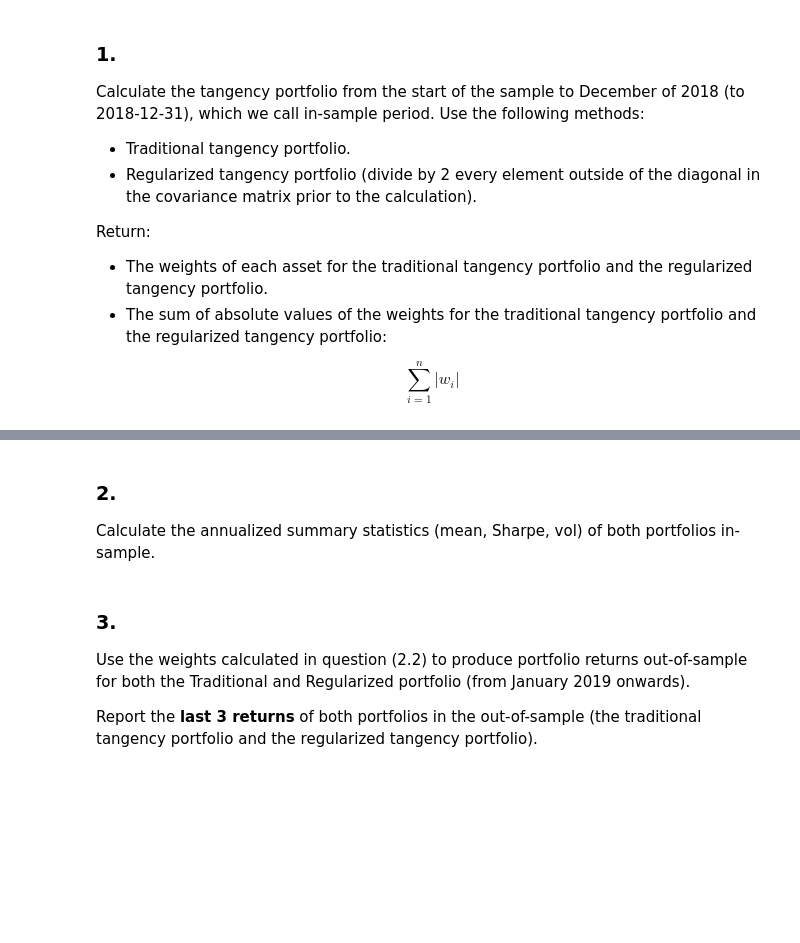
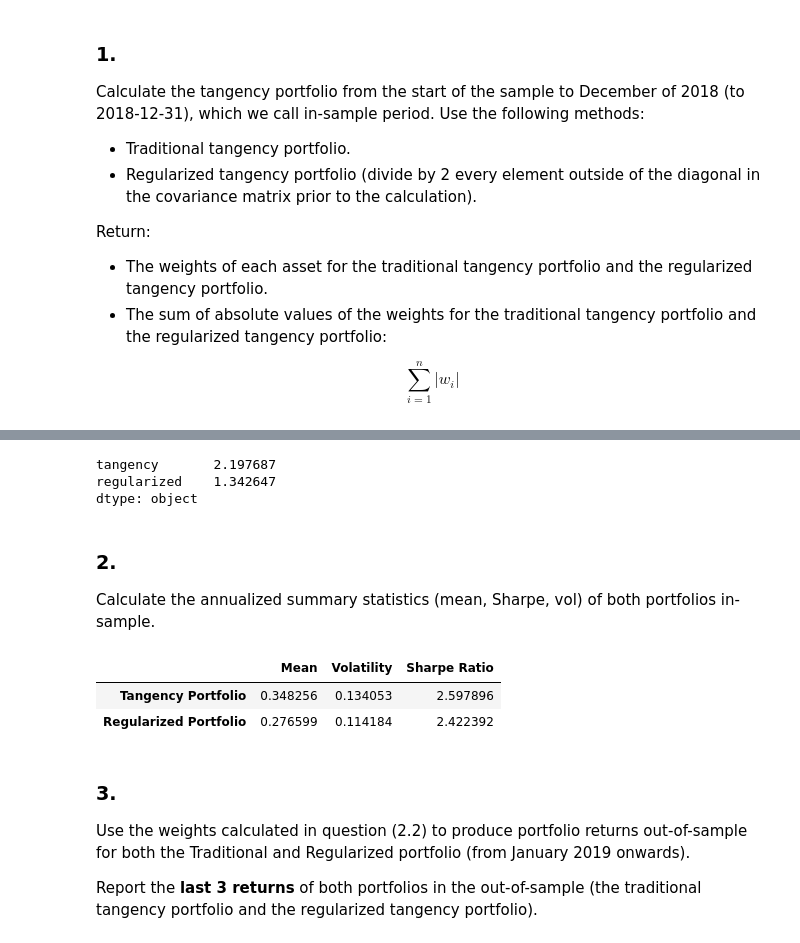
Before and after one commit to ekopen/finm-portfolio-2024, a Jupyter notebook: exams/Midterm 1.ipynb, the cells around one changed output, grey strips where cells are left out. Drawn from its saved outputs; the diff is of its cells as text; code cells hidden in the pictures; blank space fills up the shorter version.

```diff
--- a/exams/Midterm 1.ipynb
+++ b/exams/Midterm 1.ipynb
@@ -108,3 +194,12 @@ $$
+# %%
+#chat GPT prompt: get absoulte value of each row in a data frame
+wts_absolute = wts.abs()
+sum_absolute = wts_absolute.sum()
+sum_absolute
+# %% [output]
+tangency       2.197687
+regularized    1.342647
+dtype: object
 # %% [markdown]
 ### 2.
 
@@ -112,3 +250,21 @@ Calculate the annualized summary statistics (mean, Sharpe, vol) of both portfoli
+# %%
+tan_statistics = performance_summary(retsx_IS @ wts['tangency'] , 12)
+reg_statistics = performance_summary(retsx_IS @ wts['regularized'] , 12)
+
+summary_df = pd.DataFrame(columns=['Mean', 'Volatility', 'Sharpe Ratio'])
+selected_columns1 = tan_statistics[['Mean', 'Volatility', 'Sharpe Ratio']]
+selected_columns1.index = ['Tangency Portfolio']
+
+selected_columns2 = reg_statistics[['Mean', 'Volatility', 'Sharpe Ratio']]
+selected_columns2.index = ['Regularized Portfolio']
+
+summary_df = pd.concat([summary_df, selected_columns1])
+summary_df = pd.concat([summary_df, selected_columns2])
+summary_df
+# %% [output]
+|  | Mean | Volatility | Sharpe Ratio |
+| Tangency Portfolio | 0.348256 | 0.134053 | 2.597896 |
+| Regularized Portfolio | 0.276599 | 0.114184 | 2.422392 |
 # %% [markdown]
 ### 3.
 
```
Also changed, not shown: parts of 9 cells of this notebook.
